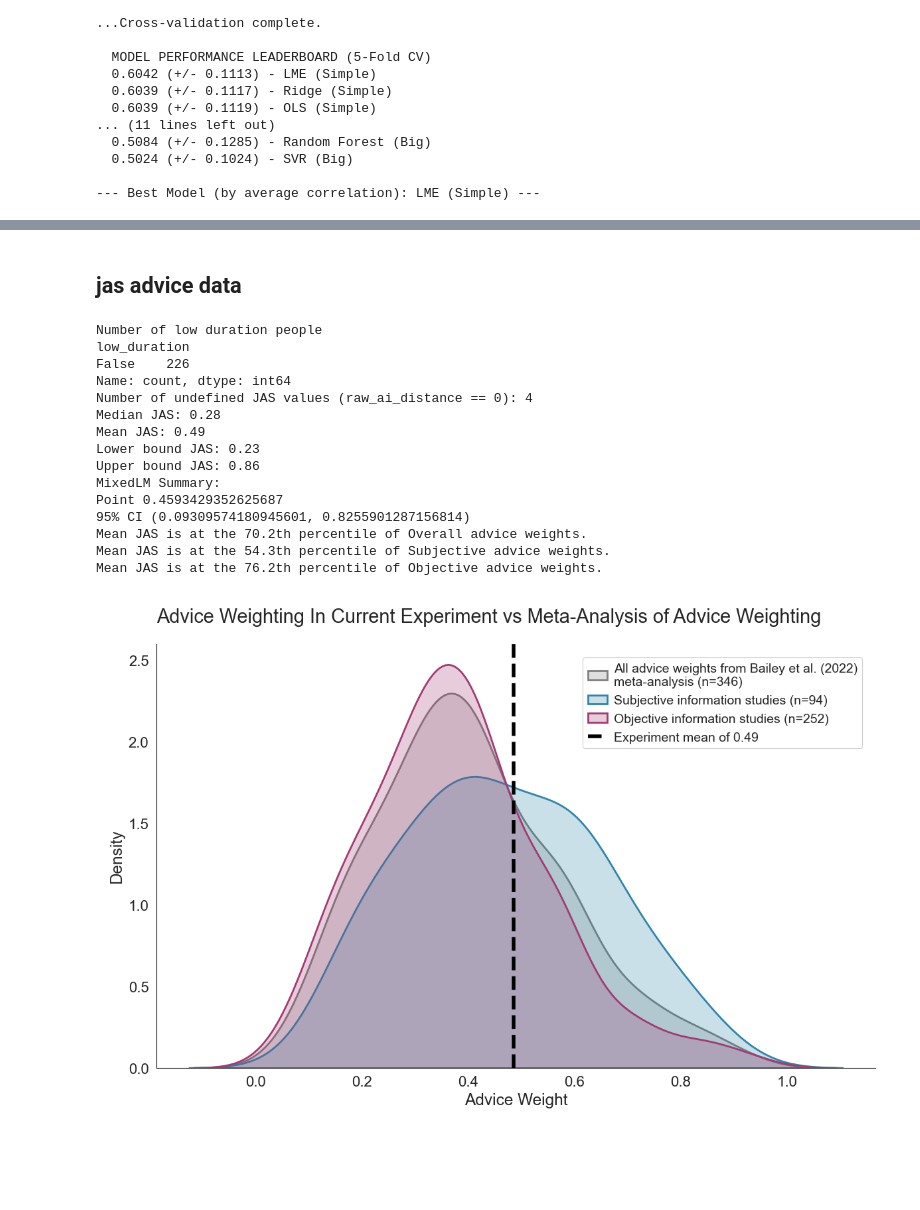
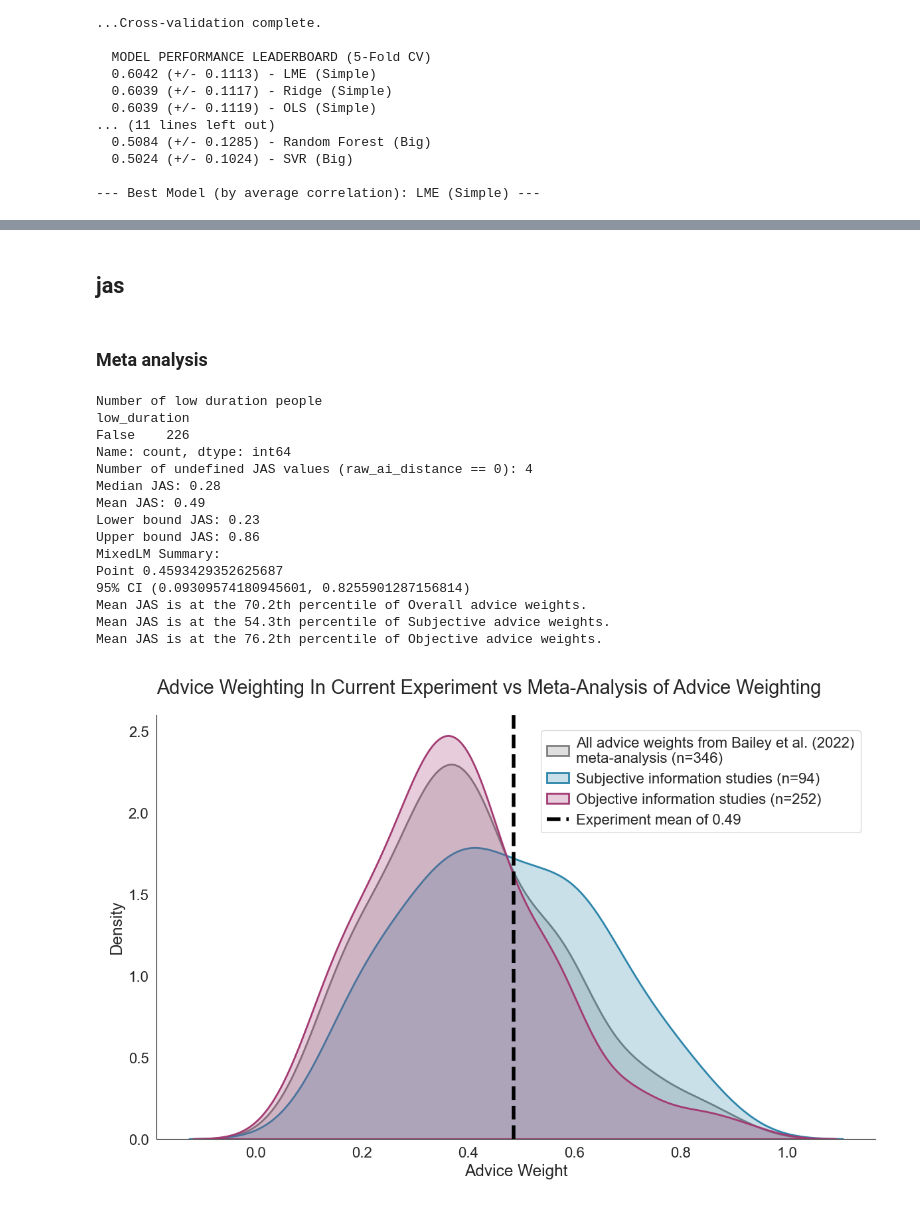
Before and after one commit to josh-ashkinaze/ssl, a Jupyter notebook: study2/6.3_analyze_init_norm_pilot.ipynb, the cells around one changed output, grey strips where cells are left out. Drawn from its saved outputs; the diff is of its cells as text; code cells hidden in the pictures; blank space fills up the shorter version.

Commit message:
changes to plots and grids

```diff
--- a/study2/6.3_analyze_init_norm_pilot.ipynb
+++ b/study2/6.3_analyze_init_norm_pilot.ipynb
@@ -12,7 +12,7 @@ from pingouin import ttest
 from pylatexenc.latexencode import unicode_to_latex as text2latex
 from scipy import stats
 from statsmodels.regression.mixed_linear_model import MixedLM
-
+from scipy.stats import bootstrap
 
 sys.path.append(os.path.dirname(os.path.dirname(os.path.abspath('__file__'))))
 
@@ -152,6 +152,18 @@ def make_df():
     df['convince_type'] = np.where(df['rating'] < df['pre'], "Denormalize", "Normalize")
 
 
+    # implied agreement condition
+    stim_data = df.groupby("rot")["pre"].std()
+    stim_bins = pd.qcut(
+        stim_data,
+        q=3,
+        labels=["low_agreement", "medium_agreement", "high_agreement"],
+        duplicates="drop"
+    )
+
+    # map back to original df
+    df["implied_agreement_condition"] = df["rot"].map(stim_bins)
+
     df.to_csv("../data/qualtrics_experiments/desc_norms_init_norm_pilot_long.csv", index=False)
 
     return df
@@ -323,8 +342,8 @@ warnings.filterwarnings("ignore")
 mypal = make_aesthetic(font_scale=1.2)
 fig, axes = plt.subplots(1, 3, figsize=(18, 6))
 mypal = make_aesthetic(font_scale=1.2)
-factors = ['domain', 'agreement_condition', 'prompt_condition']
-factor_titles = ['Domain', 'Agreement Condition', 'Prompt Condition']
+factors = ['domain', 'agreement_condition', 'implied_agreement_condition']
+factor_titles = ['Domain', 'Agreement Condition', 'Agreement Condition']
 
 for i, (factor, title) in enumerate(zip(factors, factor_titles)):
     ax = axes[i]
@@ -1308,5 +1369,7 @@ sns.barplot(data=df, y='pre', x='agreement_condition')
 # %% [markdown]
-## jas advice data
+## jas
+# %% [markdown]
+### Meta analysis
 # %%
 import pandas as pd
 import requests
@@ -1326,6 +1389,9 @@ advice = pd.read_csv(data)
 ########################################################################
 dfj = make_df()
 dfj['dummy']=1
+
+dfj['raw_update'] = dfj['post'] - dfj['pre']
+dfj['raw_ai_distance'] = dfj['rating'] - dfj['pre']
 dfj['jas_num'] = dfj['raw_update'].copy()
 dfj['jas_denom'] = dfj['raw_ai_distance'].copy()
 print(f"Number of undefined JAS values (raw_ai_distance == 0): {(dfj['raw_ai_distance'] == 0).sum()}")
@@ -1401,35 +1467,35 @@ plt.ylabel("Density")
 plt.axvline(mean_jas, color='black', linestyle='--', linewidth=4,
           label=f"Experiment mean of {mean_jas:.2f}")
 
-plt.legend(fontsize=14, loc='upper right')
+plt.legend(fontsize=16, loc='upper right')
 plt.title("Advice Weighting In Current Experiment vs Meta-Analysis of Advice Weighting")
 plt.tight_layout()
 
 ########################################################################
 # What percentile is our mean jas for different advice types?
 ########################################################################
 
 overall_percentile = (advice['yi'] < mean_jas).mean() * 100
 subjective_percentile = (advice[advice['Information Type'] == 'Subjective']['yi'] < mean_jas).mean() * 100
 objective_percentile = (advice[advice['Information Type'] == 'Objective']['yi'] < mean_jas).mean() * 100
 
 for label, perc in zip(['Overall', 'Subjective', 'Objective'],
                        [overall_percentile, subjective_percentile, objective_percentile]):
     print(f"Mean JAS is at the {perc:.1f}th percentile of {label} advice weights.")
 # %% [output]
 Number of low duration people
 low_duration
 False    226
 Name: count, dtype: int64
 Number of undefined JAS values (raw_ai_distance == 0): 4
 Median JAS: 0.28
 Mean JAS: 0.49
 Lower bound JAS: 0.23
 Upper bound JAS: 0.86
 MixedLM Summary:
 Point 0.4593429352625687
 95% CI (0.09309574180945601, 0.8255901287156814)
 Mean JAS is at the 70.2th percentile of Overall advice weights.
 Mean JAS is at the 54.3th percentile of Subjective advice weights.
 Mean JAS is at the 76.2th percentile of Objective advice weights.
-[figure, old version]
+[figure, new version]
```
Also changed, not shown: parts of 23 cells of this notebook, 1 other file.
